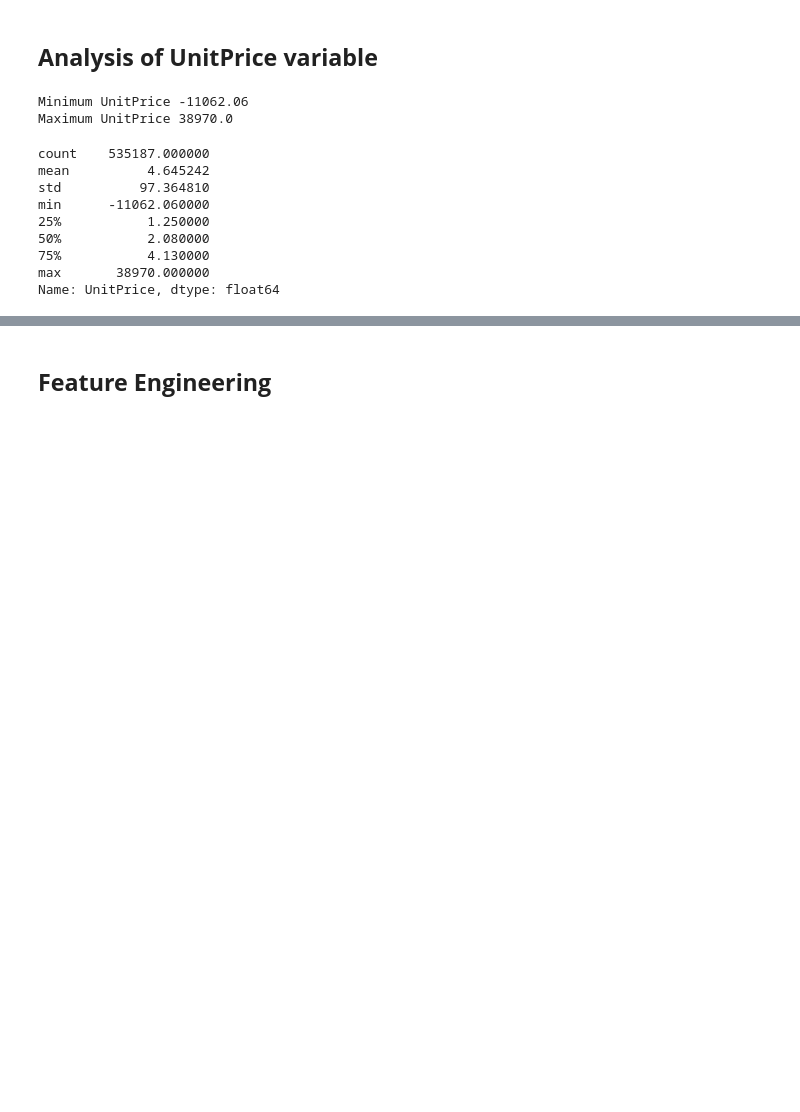
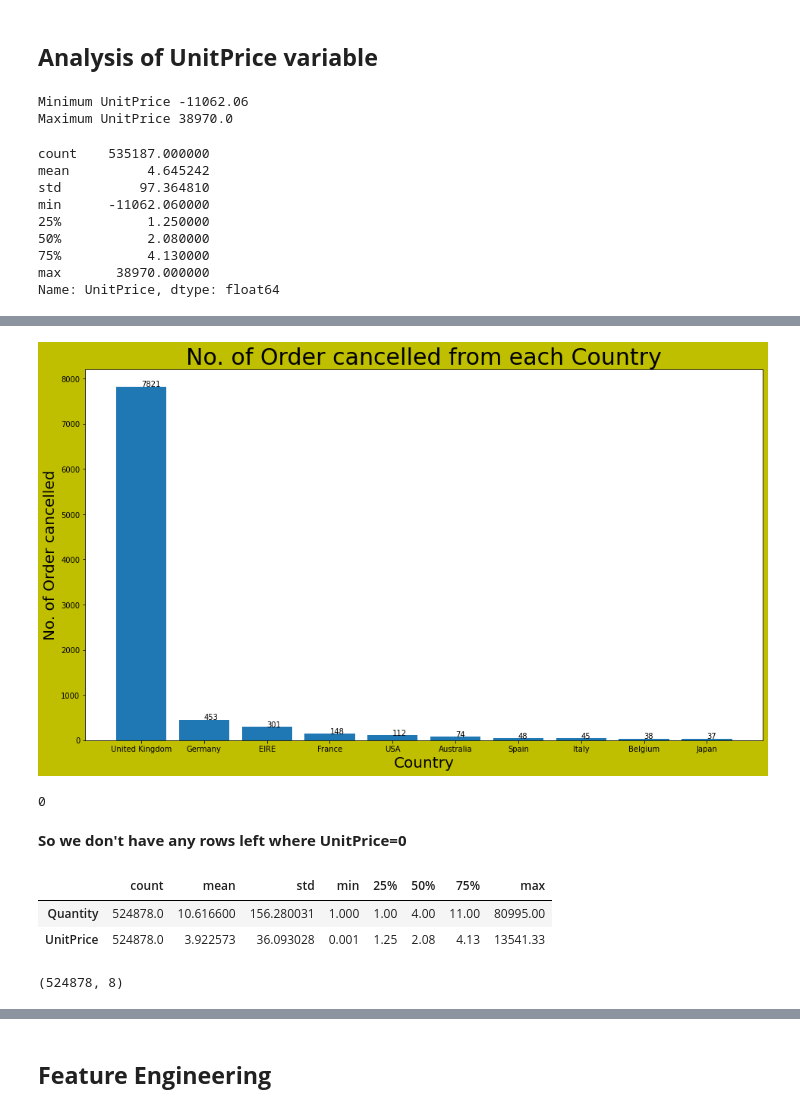
Before and after one commit to preetikhullbe/Online-retail-customer-segmentation, a Jupyter notebook: Online_retail_customer_segmentation.ipynb, the cells around one changed output, grey strips where cells are left out. Drawn from its saved outputs; the diff is of its cells as text; code cells hidden in the pictures; blank space fills up the shorter version.

```diff
--- a/Online_retail_customer_segmentation.ipynb
+++ b/Online_retail_customer_segmentation.ipynb
@@ -376,0 +434,6 @@ Now, Here we See that Invoice number starting with C has negative values and as
+# %%
+#Finding in which countries cancellation is high
+#grouping with invoice no
+cancel_order_country = cancel_order.groupby('Country')['InvoiceNo'].count().reset_index()
+cancel_order_country_top10 = cancel_order_country.sort_values('InvoiceNo',ascending=False, ignore_index=True).head(10)
+cancel_order_country_top10
@@ -376,0 +452,27 @@ Now, Here we See that Invoice number starting with C has negative values and as
+# %%
+#figure size
+plt.figure(figsize=(16,9),facecolor="y")
+
+## Define x and y axis
+x=cancel_order_country_top10['Country']
+y=cancel_order_country_top10['InvoiceNo']
+
+# Creating the bar plot
+plt.bar(x,y)
+
+## Function to set label
+def addlabels(x,y):
+    for i in range(len(x)):
+        plt.text(i,y[i],y[i])
+
+addlabels(x,y)
+
+# set xlabel. ylabel and title
+plt.xlabel("Country", size=20)
+plt.ylabel("No. of Order cancelled", size=20)
+plt.title("No. of Order cancelled from each Country", size=30)
+
+## Showing the plot
+plt.show()
+# %% [output]
+[figure, added]
@@ -377,3 +482,22 @@ Now, Here we See that Invoice number starting with C has negative values and as
+# %%
+# Let's  Check how many values are left where unitprice==0after dropping out the canceled orders
+len(cust_seg_df[cust_seg_df['UnitPrice']==0])
+# %% [output]
+0
+# %% [markdown]
+**So we don't have any rows left where UnitPrice=0**
+# %%
+#let's recheck the description of numeri columns
+cust_seg_df.describe().T
+# %% [output]
+|  | count | mean | std | min | 25% | 50% | 75% | max |
+| Quantity | 524878.0 | 10.616600 | 156.280031 | 1.000 | 1.00 | 4.00 | 11.00 | 80995.00 |
+| UnitPrice | 524878.0 | 3.922573 | 36.093028 | 0.001 | 1.25 | 2.08 | 4.13 | 13541.33 |
+# %%
+#checking shape of dataframe after doing all the cleaning
+cust_seg_df.shape
+# %% [output]
+(524878, 8)
 # %% [markdown]
 ## **Data Preparation**
 We are going to analysis the Customers based on below 3 factors:
```
Also changed, not shown: parts of 34 cells of this notebook.
